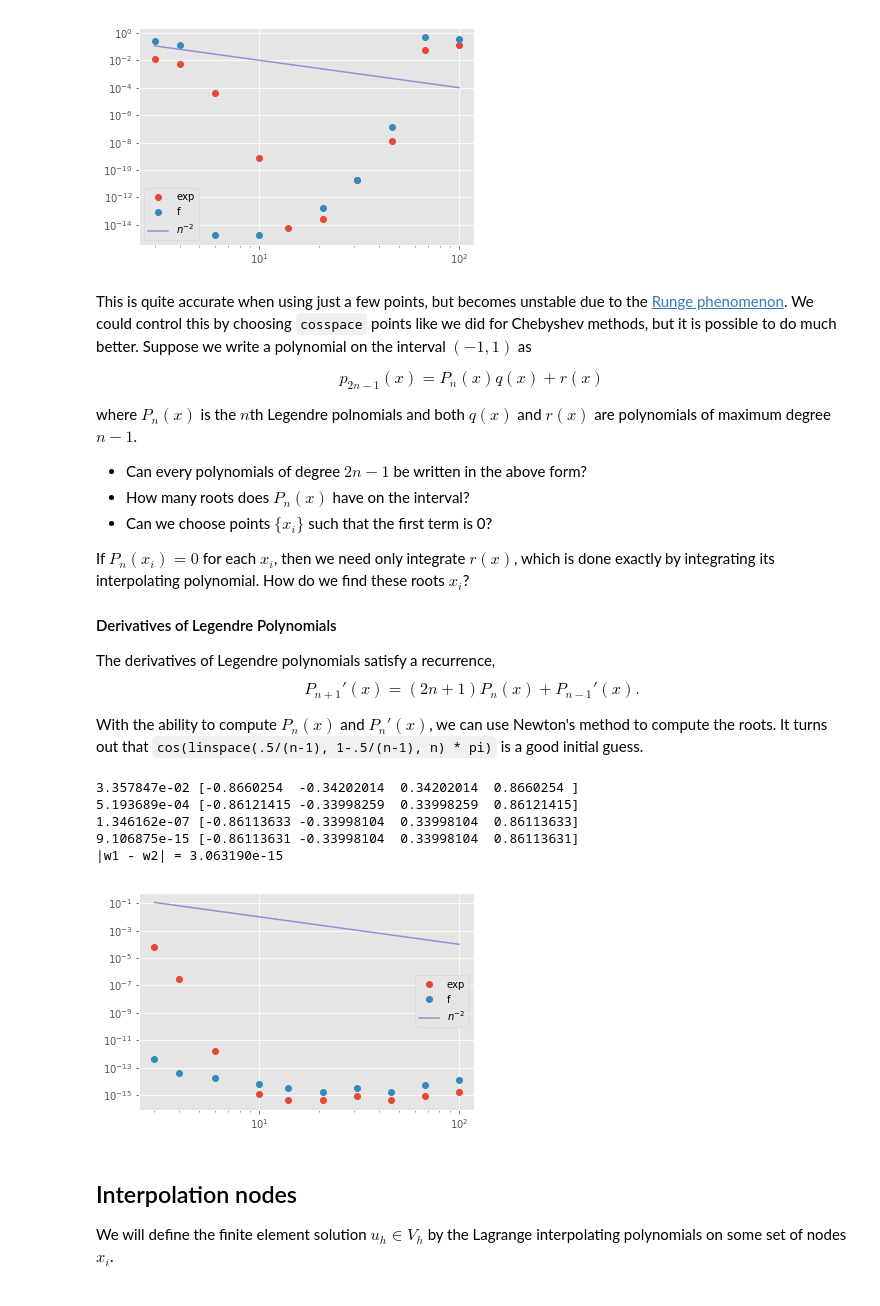
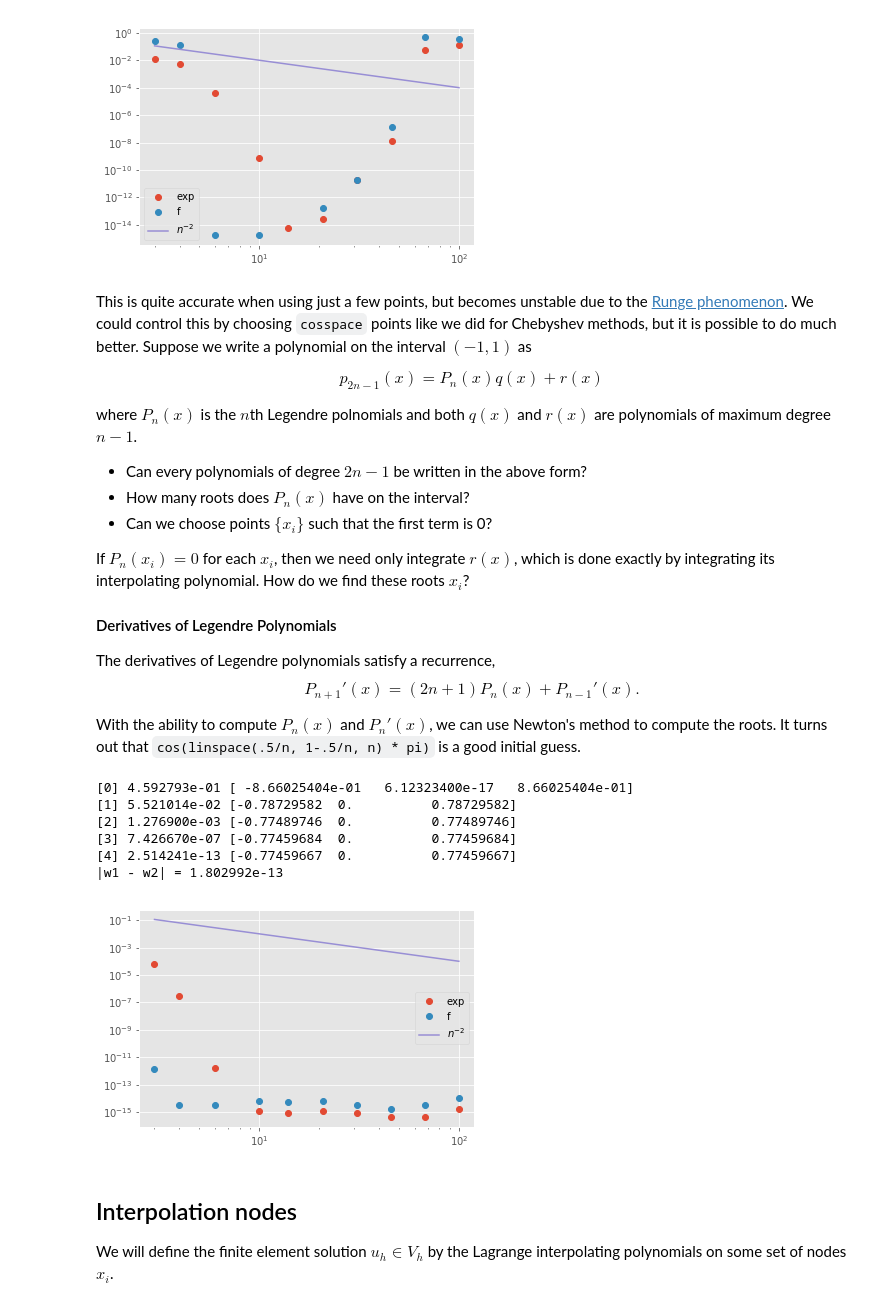
Before and after one commit to tkonolige/class-1, a Jupyter notebook: FEM.ipynb, the cells around one changed output. Saved outputs shown, nothing was run; the diff lists cells and outputs as text; code cells hidden in the pictures.

```diff
--- a/FEM.ipynb
+++ b/FEM.ipynb
@@ -123,49 +123,50 @@ The derivatives of Legendre polynomials satisfy a recurrence,
 $$ P_{n+1}'(x) = (2n+1) P_n(x) + P_{n-1}'(x) . $$
 
 With the ability to compute $P_n(x)$ and $P_n'(x)$, we can use Newton's method to compute the roots.
-It turns out that `cos(linspace(.5/(n-1), 1-.5/(n-1), n) * pi)` is a good initial guess.
+It turns out that `cos(linspace(.5/n, 1-.5/n, n) * pi)` is a good initial guess.
 # %%
 def vander_legendre_deriv(x, n=None):
     if n is None:
         n = len(x)
     P = numpy.ones((len(x), n))
     dP = numpy.zeros_like(P)
     if n > 1:
         P[:,1] = x
         dP[:,1] = 1
     for k in range(1,n-1):
         P[:,k+1] = ((2*k+1) * x * P[:,k] - k * P[:,k-1]) / (k + 1)
         dP[:,k+1] = (2*k+1) * P[:,k] + dP[:,k-1]
     return P, dP
 
 def quad_gauss_legendre(n, verbose=False):
-    q = numpy.cos(numpy.linspace(-1+.5/(n-1), -.5/(n-1), n) * numpy.pi)
+    q = numpy.cos(numpy.linspace(-1+.5/n, -.5/n, n) * numpy.pi)
     for i in range(20):
         P, dP = vander_legendre_deriv(q, n+1)
         Pn = P[:,-1]
         dPn = dP[:,-1]
         if verbose:
-            print('{:10e} {}'.format(numpy.linalg.norm(Pn), q))
+            print('[{:d}] {:10e} {}'.format(i, numpy.linalg.norm(Pn), q))
         if numpy.linalg.norm(Pn) < 1e-12:
             break
         q -= Pn / dPn
     w1 = 2*numpy.linalg.solve(P[:,:-1].T, numpy.eye(n, 1)).flatten()
     w2 = 2 / ((1-q**2)*dPn**2) # There is a closed form solution
     if verbose:
         print('|w1 - w2| = {:10e}'.format(numpy.linalg.norm(w1 - w2)))
     return q, w2
 
-quad_gauss_legendre(4, verbose=True)
+quad_gauss_legendre(3, verbose=True)
 plot_quad_accuracy([(numpy.exp, numpy.exp),
                     poly([1,2,3,4,5])],
                    quad_gauss_legendre)
 # %% [output]
-3.357847e-02 [-0.8660254  -0.34202014  0.34202014  0.8660254 ]
-5.193689e-04 [-0.86121415 -0.33998259  0.33998259  0.86121415]
-1.346162e-07 [-0.86113633 -0.33998104  0.33998104  0.86113633]
-9.106875e-15 [-0.86113631 -0.33998104  0.33998104  0.86113631]
-|w1 - w2| = 3.063190e-15
+[0] 4.592793e-01 [ -8.66025404e-01   6.12323400e-17   8.66025404e-01]
+[1] 5.521014e-02 [-0.78729582  0.          0.78729582]
+[2] 1.276900e-03 [-0.77489746  0.          0.77489746]
+[3] 7.426670e-07 [-0.77459684  0.          0.77459684]
+[4] 2.514241e-13 [-0.77459667  0.          0.77459667]
+|w1 - w2| = 1.802992e-13
-[figure, old version]
+[figure, new version]
 # %% [markdown]
 ## Interpolation nodes
 
```
Also changed, not shown: parts of 27 cells of this notebook, 1 other file.
